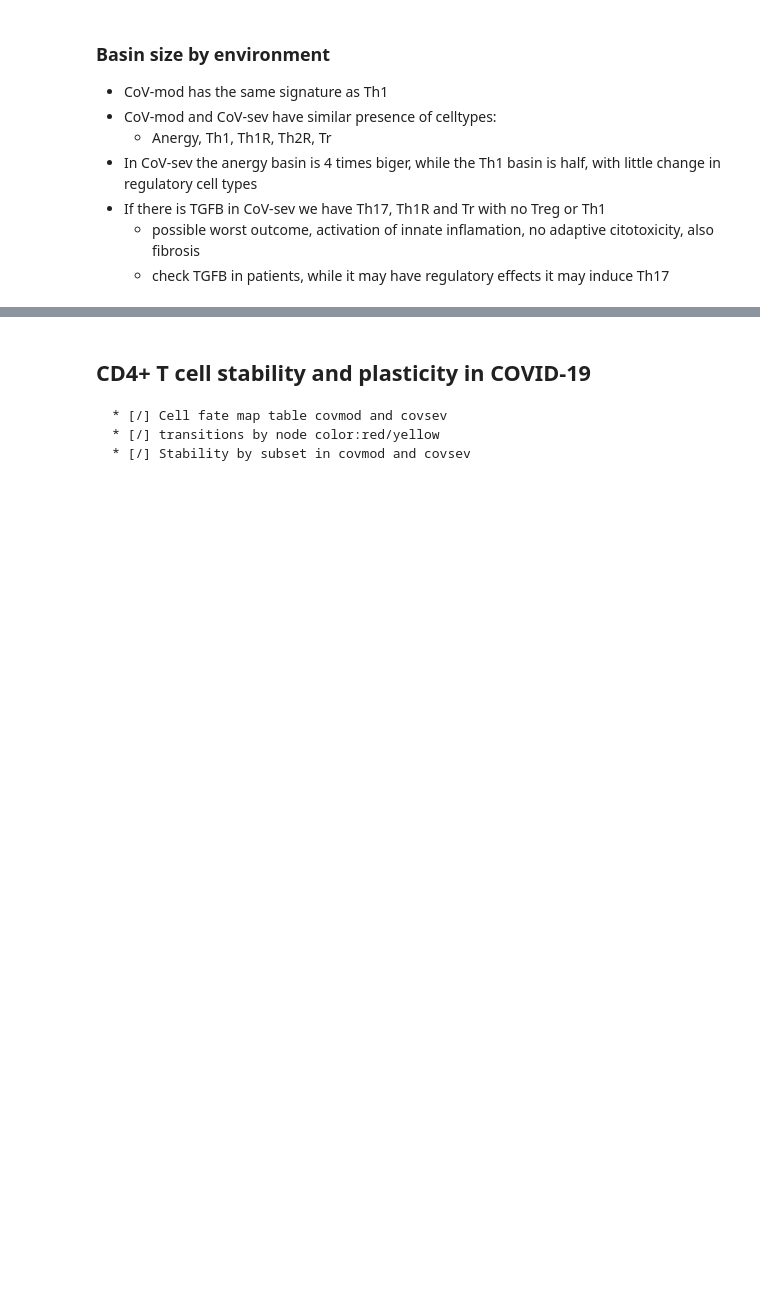
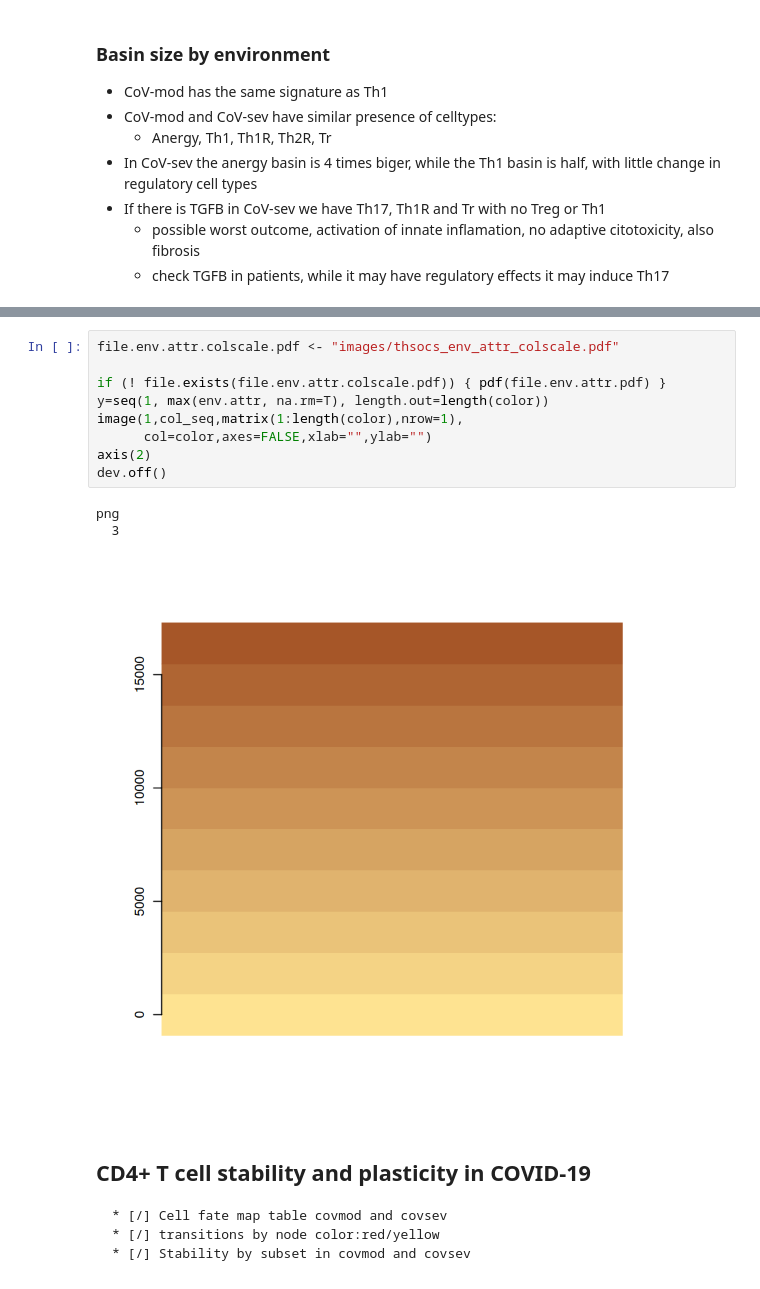
Before and after one commit to Laboratorio-de-Biologia-Computacional/CD4Tcell_COVID19, a Jupyter notebook: CD4Tcell_COVID19.ipynb, the cells around one changed output, grey strips where cells are left out. Cells and saved outputs as stored; diff of their text form; blank space fills up the shorter version.

```diff
--- a/CD4Tcell_COVID19.ipynb
+++ b/CD4Tcell_COVID19.ipynb
@@ -155,3 +149,16 @@ null device
+# %%
+file.env.attr.colscale.pdf <- "images/thsocs_env_attr_colscale.pdf"
+
+if (! file.exists(file.env.attr.colscale.pdf)) { pdf(file.env.attr.pdf) }
+y=seq(1, max(env.attr, na.rm=T), length.out=length(color))
+image(1,col_seq,matrix(1:length(color),nrow=1),
+      col=color,axes=FALSE,xlab="",ylab="")
+axis(2)
+dev.off()
+# %% [output]
+png
+  3
+[figure, added]
 # %% [markdown]
 ## CD4+ T cell stability and plasticity in COVID-19
     * [/] Cell fate map table covmod and covsev
```
Also changed, not shown: parts of 21 cells of this notebook, 31 other files.
